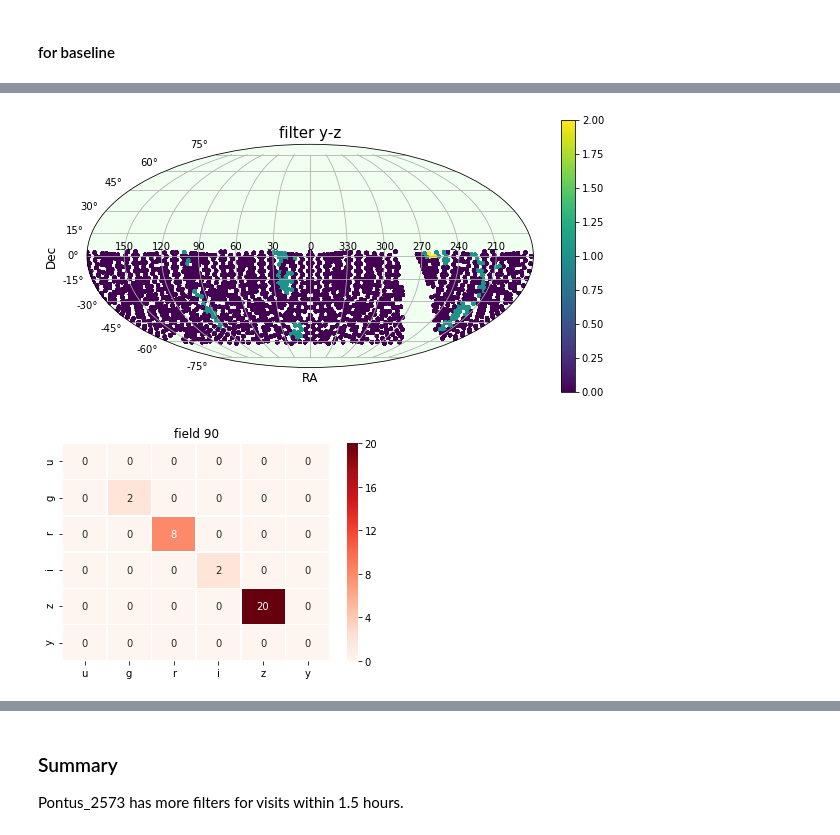
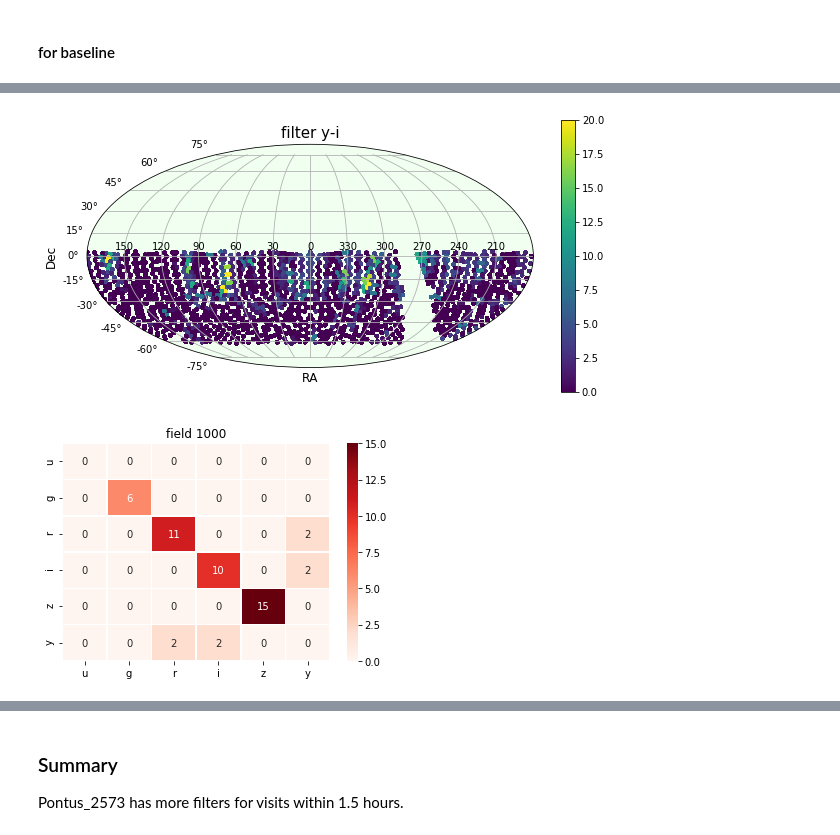
Before and after one commit to xiaolng/weekly_report, a Jupyter notebook: source/filterPairsMetric.ipynb, the cells around one changed output, grey strips where cells are left out. Cells and saved outputs as stored; diff of their text form; code cells hidden in the pictures.

```diff
--- a/source/filterPairsMetric.ipynb
+++ b/source/filterPairsMetric.ipynb
@@ -184,9 +184,11 @@ def plot_skymap(df, f0='y', f1='z', cor='equ'):
         plot_mwd(df.ra, df.dec, c, title='filter %s-%s'%(f0, f1))
     if cor=='gal':
         plot_mwd(df.l, df.b, c, title='filter %s-%s'%(f0, f1))
+        plt.xlabel('l')
+        plt.ylabel('b')
 
 def plot_heatmap(df, idx=0):
-    flt = flt = ['u', 'g', 'r', 'i', 'z', 'y']
+    flt = ['u', 'g', 'r', 'i', 'z', 'y']
     sn.heatmap(df['fmatric'][idx], annot=True, xticklabels=flt,yticklabels=flt,
                cmap='Reds', linewidths=.5)
     plt.title('field %i'%idx)
@@ -288,5 +312,5 @@ Completed.
 # %%
-df = pd.read_pickle('fmatric_baseline.pkl')
-df.head()
+df_base = pd.read_pickle('fmatric_baseline.pkl')
+df_base.head()
 # %% [output]
 |  | dec | fmatric | ra |
@@ -302,8 +336,8 @@ plot_skymap(df, f0='r', f1='r')
 # %%
-plot_skymap(df, f0='y', f1='z')
+plot_skymap(df_base, f0='y', f1='i')
 # %% [output]
-[figure, old version]
+[figure, new version]
 # %%
-plot_heatmap(df, idx=90)
+plot_heatmap(df_base, idx=1000)
 # %% [output]
-[figure, old version]
+[figure, new version]
```
Also changed, not shown: parts of 31 cells of this notebook.
